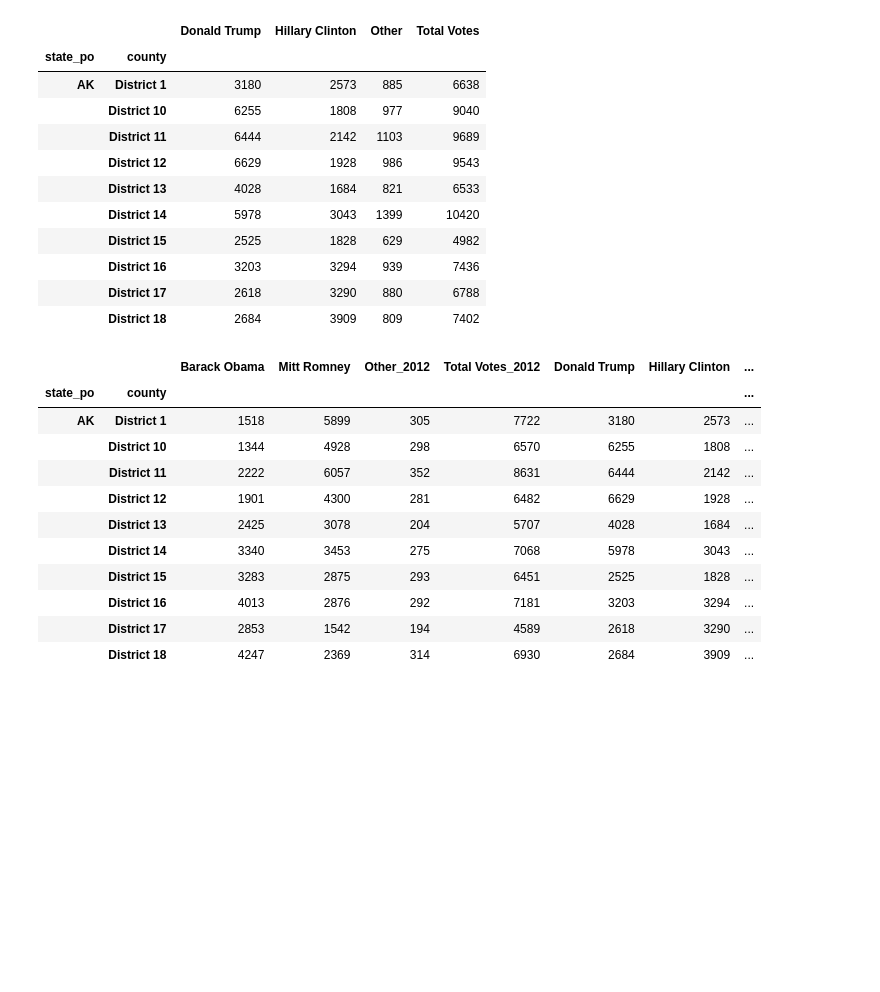
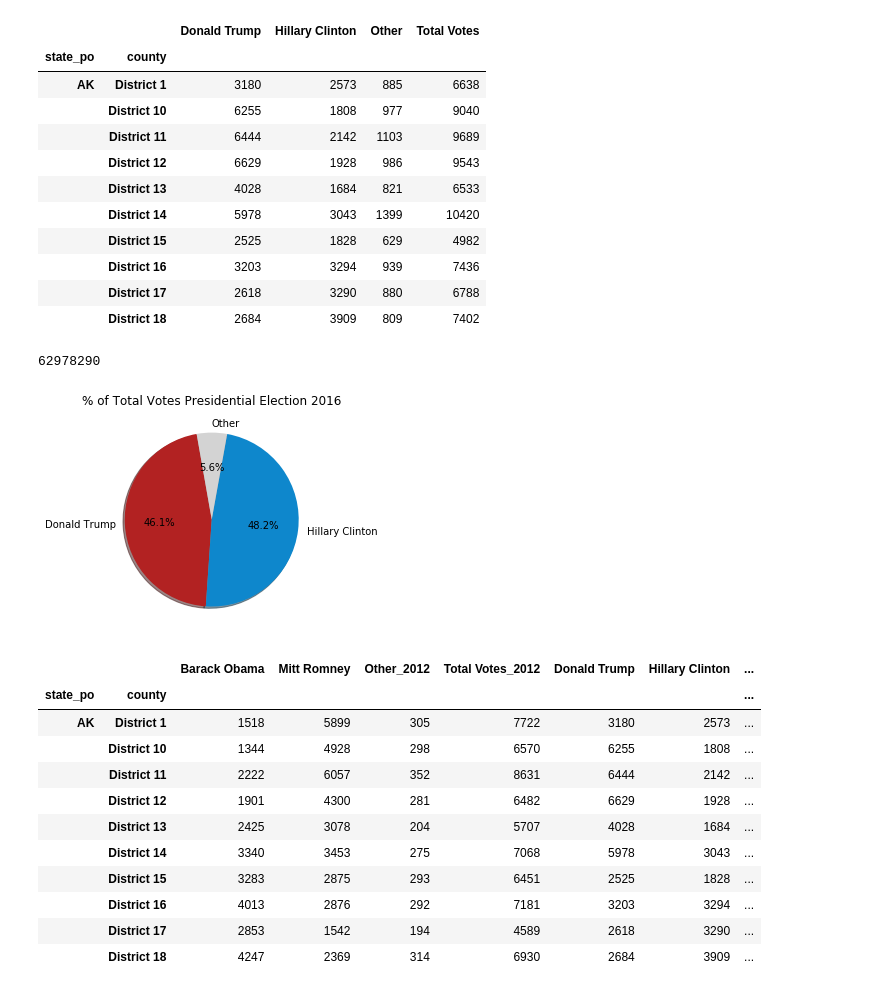
Before and after one commit to muditmathur11/bcmj, a Jupyter notebook: Project/Election_Project.ipynb, the cells around one changed output. Cells and saved outputs as stored; diff of their text form; code cells hidden in the pictures; blank space fills up the shorter version.

```diff
--- a/Project/Election_Project.ipynb
+++ b/Project/Election_Project.ipynb
@@ -70,6 +101,40 @@ election_2016.head(10)
 |  | District 16 | 3203 | 3294 | 939 | 7436 |
 |  | District 17 | 2618 | 3290 | 880 | 6788 |
 |  | District 18 | 2684 | 3909 | 809 | 7402 |
+# %%
+#Find total votes for Donald Trump 2016
+trump_total = election_2016["Donald Trump"].sum()
+
+#Find total votes for Hillary Clinton 2016
+clinton_total = election_2016["Hillary Clinton"].sum()
+
+#Find total votes for Other 2016
+other_2016_total = election_2016["Other"].sum()
+
+trump_total
+# %% [output]
+62978290
+# %%
+#Add labels
+labels_2016 = ["Donald Trump", "Hillary Clinton", "Other"]
+
+#Add title
+plt.title("% of Total Votes Presidential Election 2016")
+
+#Set the values of each section of the pie chart
+sizes_2016 = [trump_total, clinton_total, other_2016_total]
+
+#Set the colors of each section of the pie chart
+colors_2016 = ["firebrick", "#0e87cc", "lightgray" ]
+
+# Create the pie chart based upon the values above
+plt.pie(sizes_2016, labels=labels_2016, colors=colors_2016,
+        autopct="%1.1f%%", shadow=True, startangle=100)
+
+#Show pie chart
+plt.show()
+# %% [output]
+[figure, added]
 # %%
 #Join 2012 and 2016 dataframes
 election_df = election_2012.join(election_2016, rsuffix = "_2016", lsuffix="_2012")
```
Also changed, not shown: parts of 4 cells of this notebook.
